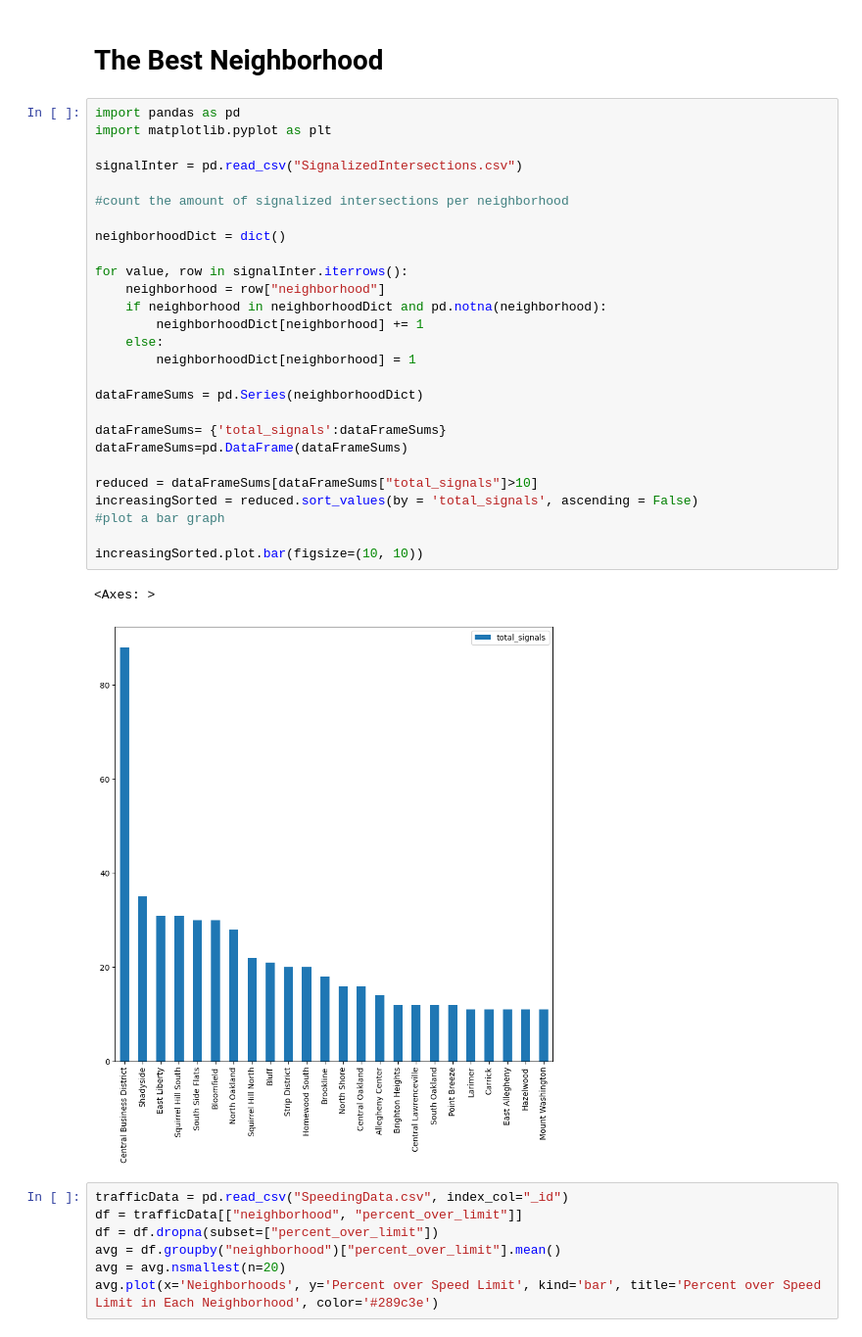
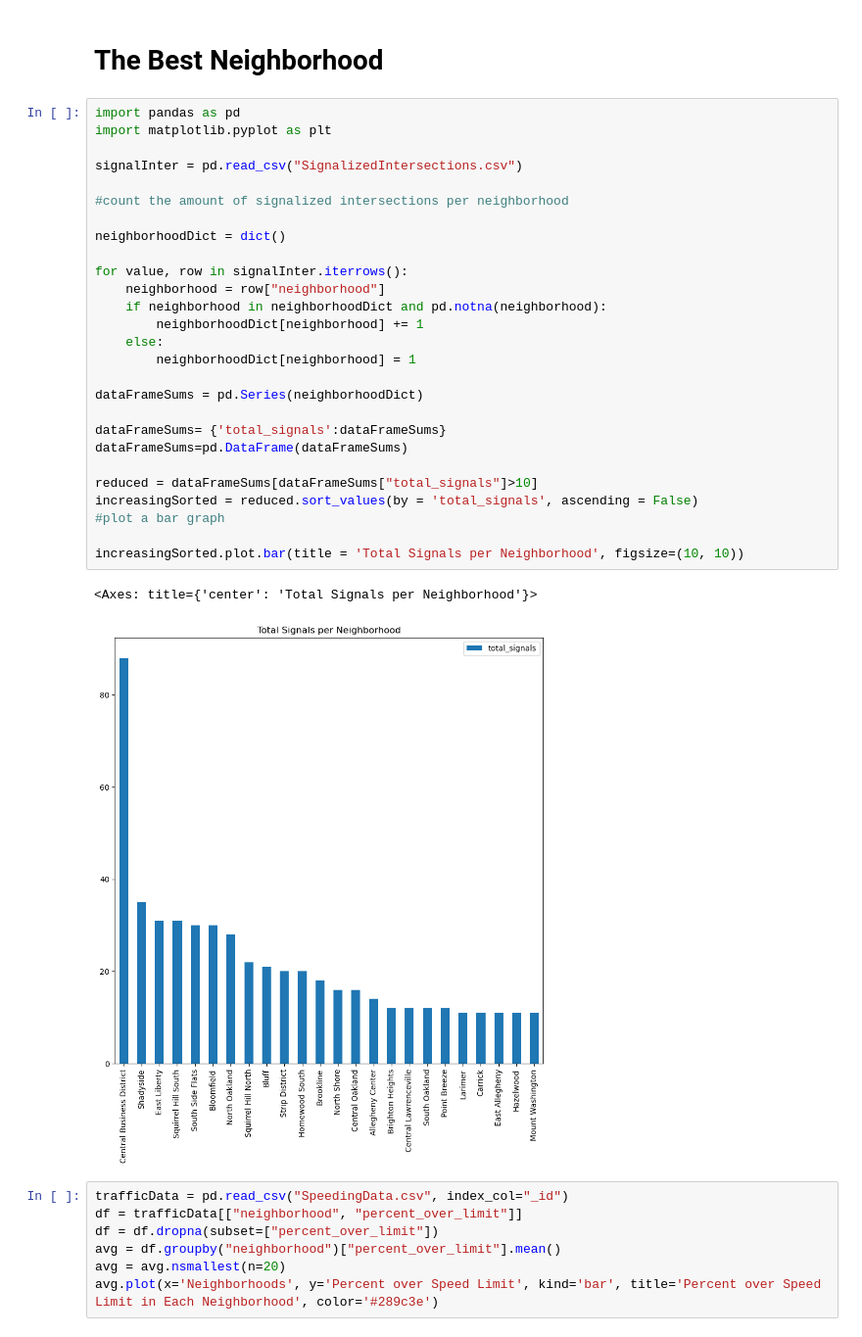
Before and after one commit to pollynaneva/finalneighborhoodproject, a Jupyter notebook: groupNotebook.ipynb, the cells around one changed output. Shown at 98% size. Cells and saved outputs as stored; diff of their text form.

```diff
--- a/groupNotebook.ipynb
+++ b/groupNotebook.ipynb
@@ -29,33 +40,33 @@ The metric we chose for our project is "safety around motor vehicles". The 3 dat
 # %%
 import pandas as pd
 import matplotlib.pyplot as plt
 
 signalInter = pd.read_csv("SignalizedIntersections.csv")
 
 #count the amount of signalized intersections per neighborhood
 
 neighborhoodDict = dict()
 
 for value, row in signalInter.iterrows():
     neighborhood = row["neighborhood"]
     if neighborhood in neighborhoodDict and pd.notna(neighborhood):
         neighborhoodDict[neighborhood] += 1
     else:
         neighborhoodDict[neighborhood] = 1
 
 dataFrameSums = pd.Series(neighborhoodDict)
 
 dataFrameSums= {'total_signals':dataFrameSums}
 dataFrameSums=pd.DataFrame(dataFrameSums)
 
 reduced = dataFrameSums[dataFrameSums["total_signals"]>10]
 increasingSorted = reduced.sort_values(by = 'total_signals', ascending = False)
 #plot a bar graph
 
-increasingSorted.plot.bar(figsize=(10, 10))
+increasingSorted.plot.bar(title = 'Total Signals per Neighborhood', figsize=(10, 10))
 # %% [output]
-<Axes: >
+<Axes: title={'center': 'Total Signals per Neighborhood'}>
-[figure, old version]
+[figure, new version]
 # %%
 trafficData = pd.read_csv("SpeedingData.csv", index_col="_id")
 df = trafficData[["neighborhood", "percent_over_limit"]]
```
Also changed, not shown: parts of 2 cells of this notebook.
